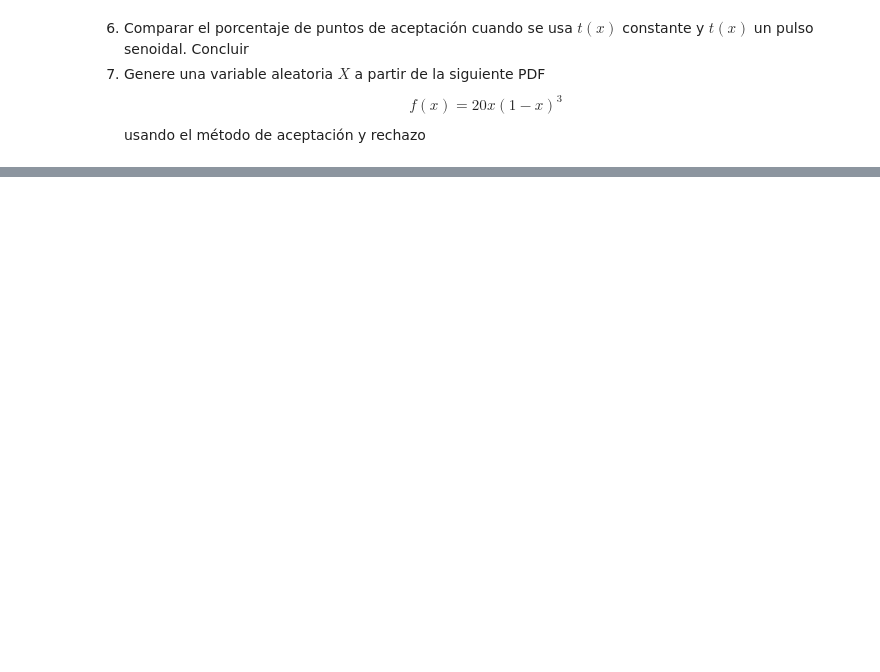
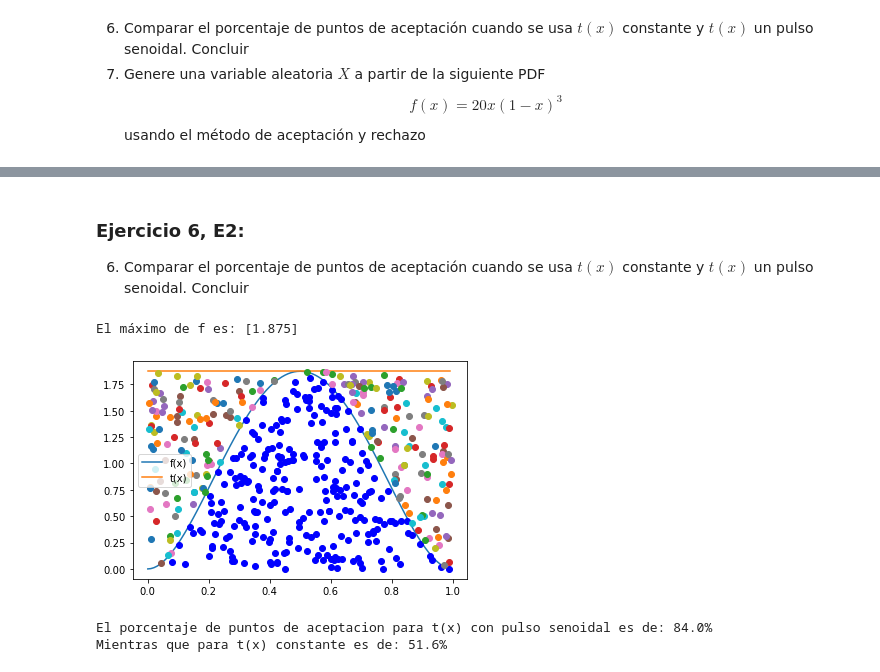
Before and after one commit to munoz97/Tarea_4a, a Jupyter notebook: Tarea_4a_PMuñoz_Romina.ipynb, the cells around one changed output, grey strips where cells are left out. Saved outputs shown, nothing was run; the diff lists cells and outputs as text; code cells hidden in the pictures; blank space fills up the shorter version.

```diff
--- a/Tarea_4a_PMuñoz_Romina.ipynb
+++ b/Tarea_4a_PMuñoz_Romina.ipynb
@@ -148,0 +303,35 @@ usando el método de aceptación y rechazo
+# %% [markdown]
+### Ejercicio 6, E2:
+6. Comparar el porcentaje de puntos de aceptación cuando se usa $t(x)$ constante y $t(x)$ un pulso senoidal. Concluir
+# %%
+# Código de solución
+# Ilustración del método de aceptación y rechazo cuando se toma t(x) constante
+
+f = lambda x:30*(x**2-2*x**3+x**4)
+max_f = f(optimize.fmin(lambda x:-f(x),0,disp=False))
+# Función t -> Función constante
+t = lambda x: max_f*np.ones(len(x)) # función constante
+
+x = np.arange(0,1,0.01)
+print('El máximo de f es:',max_f)
+
+plt.plot(x,f(x),label='f(x)')
+plt.plot(x,t(x),label='t(x)')
+plt.legend()
+
+
+N = 500
+# Como estoy tomando t(x) constante solo es necesario generar valores aleatorios U~(0,1)
+R2 = np.random.rand(N)
+R1 = np.random.rand(N)
+
+quantity_const = Acep_rechazo(R2,R1,f,t)
+# %% [output]
+El máximo de f es: [1.875]
+[figure, added]
+# %%
+print(f"El porcentaje de puntos de aceptacion para t(x) con pulso senoidal es de: {quantity_sin*100/500}%")
+print(f"Mientras que para t(x) constante es de: {quantity_const*100/500}%")
+# %% [output]
+El porcentaje de puntos de aceptacion para t(x) con pulso senoidal es de: 84.0%
+Mientras que para t(x) constante es de: 51.6%
```
Also changed, not shown: parts of 18 cells of this notebook.
